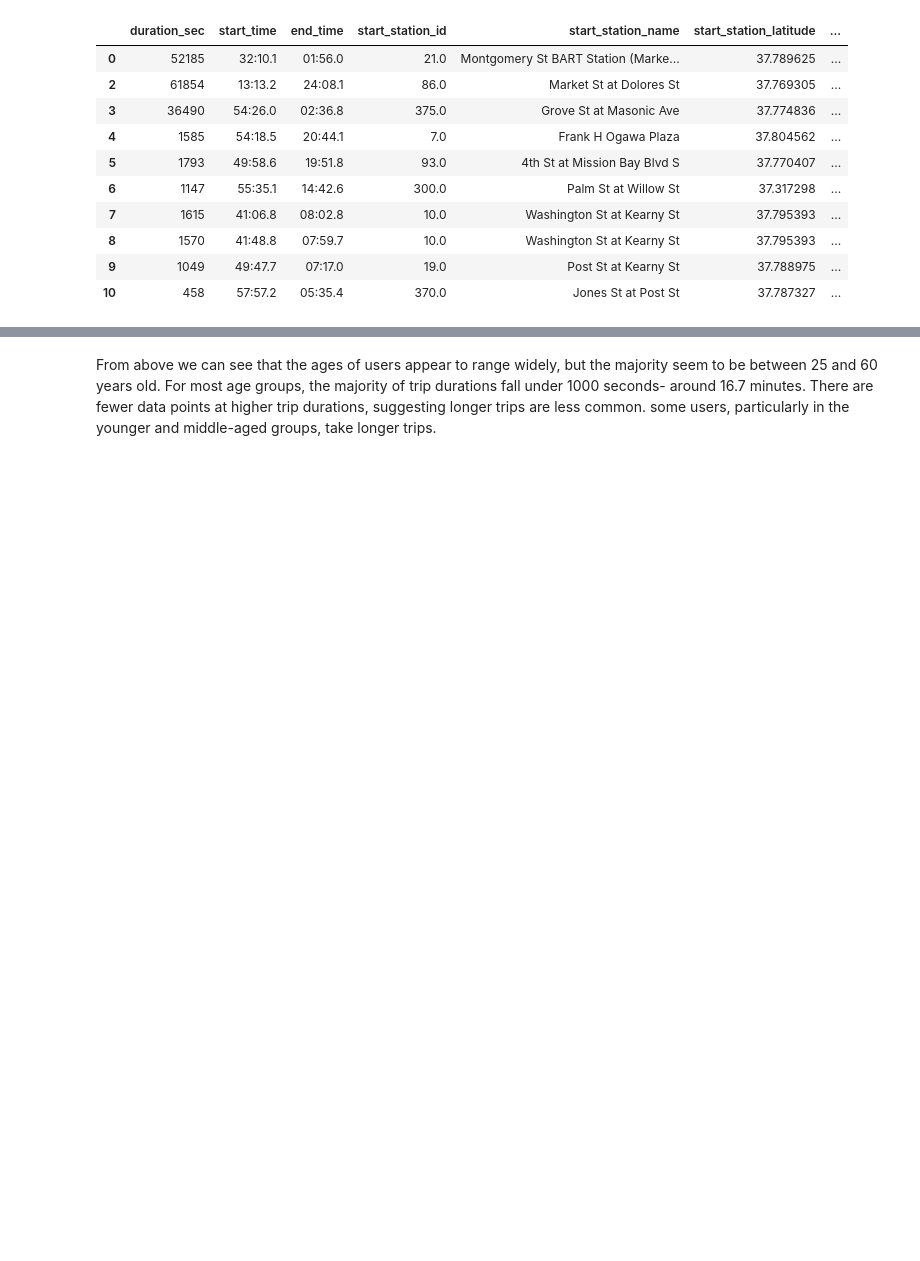
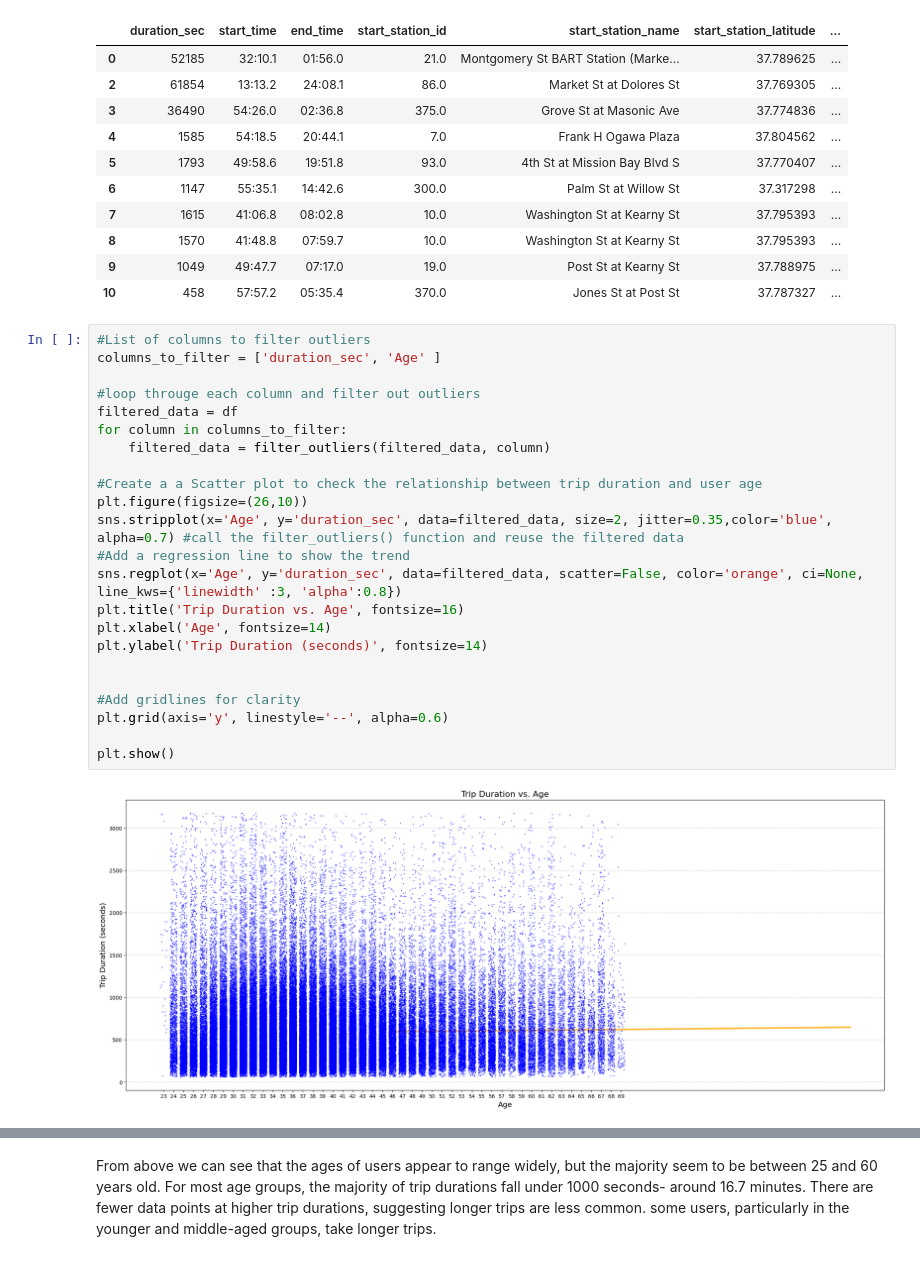
Before and after one commit to naamabenita/Final-Project, a Jupyter notebook: Part_I_exploration_template.ipynb, the cells around one changed output, grey strips where cells are left out. Saved outputs shown, nothing was run; the diff lists cells and outputs as text; blank space fills up the shorter version.

```diff
--- a/Part_I_exploration_template.ipynb
+++ b/Part_I_exploration_template.ipynb
@@ -301,4 +283,29 @@ df.head(10)
 | 8 | 1570 | 41:48.8 | 07:59.7 | 10.0 | Washington St at Kearny St | 37.795393 | ... |
 | 9 | 1049 | 49:47.7 | 07:17.0 | 19.0 | Post St at Kearny St | 37.788975 | ... |
 | 10 | 458 | 57:57.2 | 05:35.4 | 370.0 | Jones St at Post St | 37.787327 | ... |
+# %%
+#List of columns to filter outliers
+columns_to_filter = ['duration_sec', 'Age' ]
+
+#loop througe each column and filter out outliers
+filtered_data = df
+for column in columns_to_filter:
+    filtered_data = filter_outliers(filtered_data, column)
+
+#Create a a Scatter plot to check the relationship between trip duration and user age
+plt.figure(figsize=(26,10))
+sns.stripplot(x='Age', y='duration_sec', data=filtered_data, size=2, jitter=0.35,color='blue', alpha=0.7) #call the filter_outliers() function and reuse the filtered data
+#Add a regression line to show the trend
+sns.regplot(x='Age', y='duration_sec', data=filtered_data, scatter=False, color='orange', ci=None, line_kws={'linewidth' :3, 'alpha':0.8})
+plt.title('Trip Duration vs. Age', fontsize=16)
+plt.xlabel('Age', fontsize=14)
+plt.ylabel('Trip Duration (seconds)', fontsize=14)
+
+
+#Add gridlines for clarity
+plt.grid(axis='y', linestyle='--', alpha=0.6)
+
+plt.show()
+# %% [output]
+[figure, added]
 # %%
```
Also changed, not shown: parts of 15 cells of this notebook.
